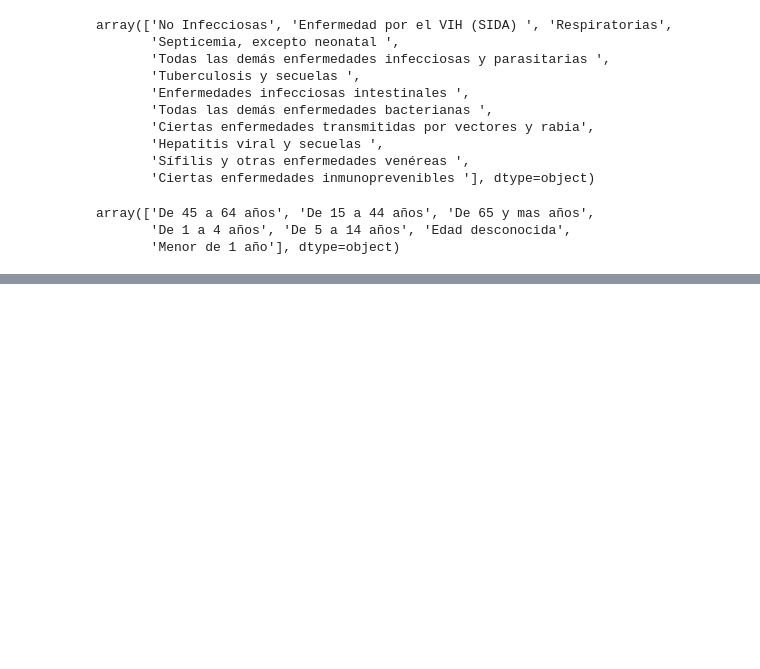
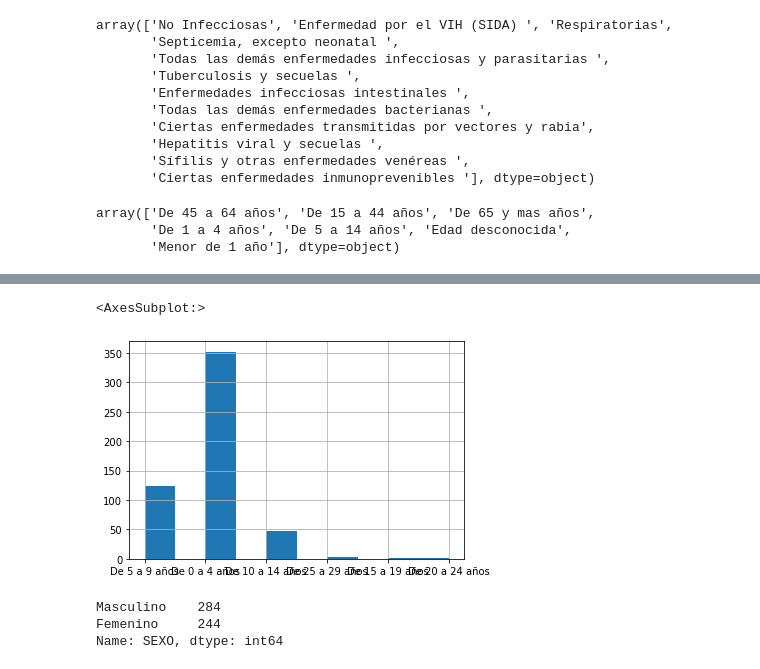
Before and after one commit to Santivg/DS4A-Team14, a Jupyter notebook: notebooks/EDA_Nofetal.ipynb, the cells around one changed output, grey strips where cells are left out. Cells and saved outputs as stored; diff of their text form; code cells hidden in the pictures; blank space fills up the shorter version.

```diff
--- a/notebooks/EDA_Nofetal.ipynb
+++ b/notebooks/EDA_Nofetal.ipynb
@@ -306,0 +445,20 @@ df3.Dpto=df3.Dpto.replace({'Archipiélago de San Andrés, Providencia y Santa Ca
+# %%
+DicRangos={0: 'De 0 a 4 años', 10: 'De 10 a 14 años', 100: 'De 100 años y más', 15: 'De 15 a 19 años', 20: 'De 20 a 24 años',
+ 25: 'De 25 a 29 años', 30: 'De 30 a 34 años', 35: 'De 35 a 39 años', 40: 'De 40 a 44 años', 45: 'De 45 a 49 años',
+ 5: 'De 5 a 9 años', 50: 'De 50 a 54 años', 55: 'De 55 a 59 años', 60: 'De 60 a 64 años', 65: 'De 65 a 69 años',
+ 70: 'De 70 a 74 años', 75: 'De 75 a 79 años', 80: 'De 80 a 84 años', 85: 'De 85 a 89 años', 90: 'De 90 a 94 años', 95: 'De 95 a 99 años'}
+
+ira2['Rango2']=[int(re.findall(r'\d+', a)[0]) for a in  ira2['RANGOEDAD']]
+ira2['RANGOEDAD']=ira2.Rango2.map(DicRangos)
+ira2.RANGOEDAD.hist()
+# %% [output]
+<AxesSubplot:>
+[figure, added]
+# %%
+dics={'F':'Femenino','M':'Masculino'}
+ira2.SEXO=ira2.SEXO.map(dics)
+ira2.SEXO.value_counts()
+# %% [output]
+Masculino    284
+Femenino     244
+Name: SEXO, dtype: int64
```
Also changed, not shown: parts of 36 cells of this notebook, 6 other files.
